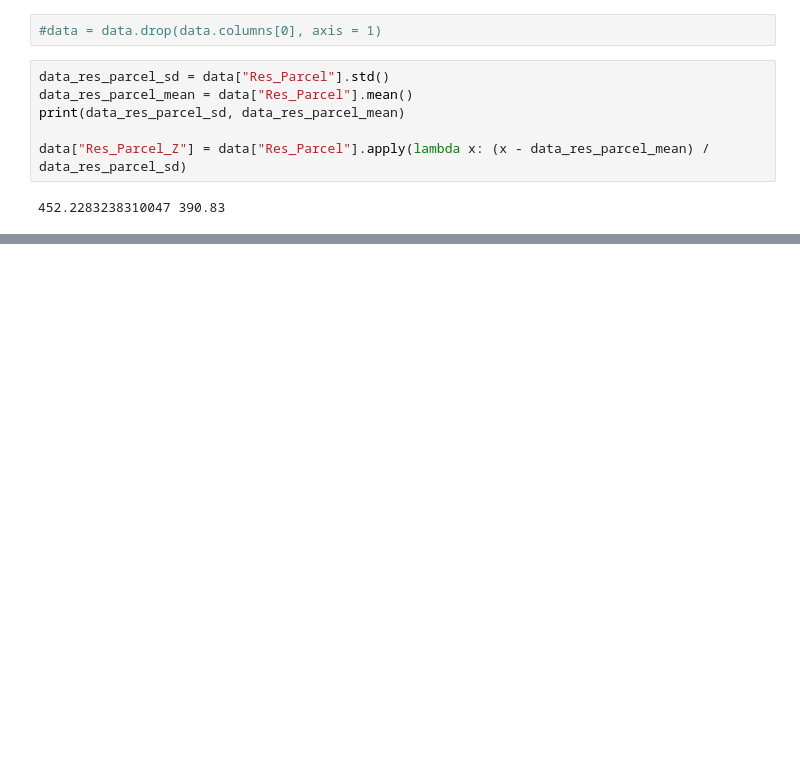
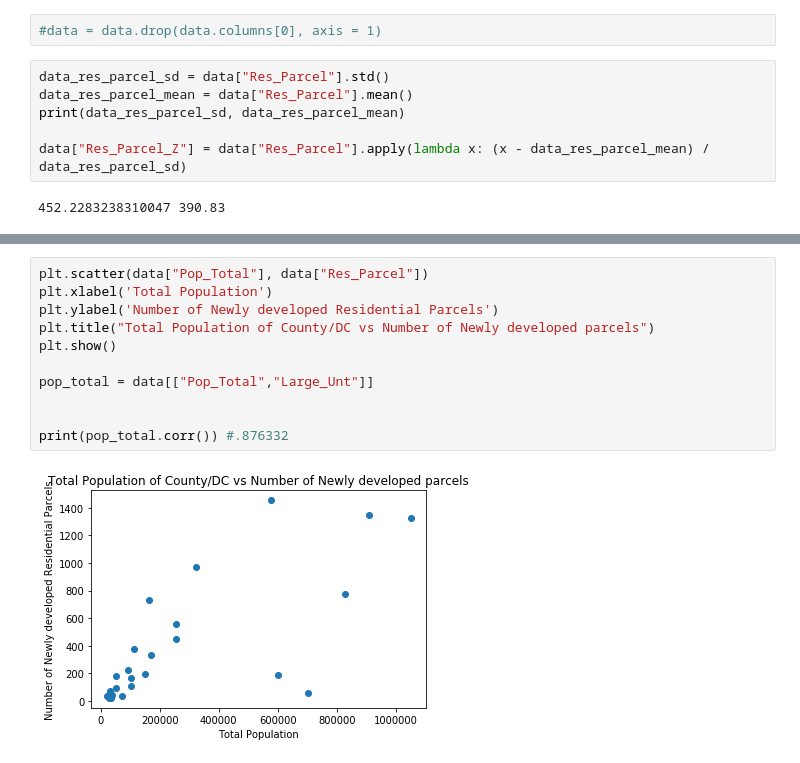
Before and after one commit to BerkeleyPoulsen/447-Project, a Jupyter notebook: 447 Project Notebook part 2.ipynb, the cells around one changed output, grey strips where cells are left out. Cells and saved outputs as stored; diff of their text form; blank space fills up the shorter version.

```diff
--- a/447 Project Notebook part 2.ipynb
+++ b/447 Project Notebook part 2.ipynb
@@ -336,0 +348,13 @@ data
+# %%
+plt.scatter(data["Pop_Total"], data["Res_Parcel"])
+plt.xlabel('Total Population')
+plt.ylabel('Number of Newly developed Residential Parcels')
+plt.title("Total Population of County/DC vs Number of Newly developed parcels")
+plt.show()
+
+pop_total = data[["Pop_Total","Large_Unt"]]
+
+
+print(pop_total.corr()) #.876332
+# %% [output]
+[figure, added]
```
Also changed, not shown: parts of 14 cells of this notebook.
